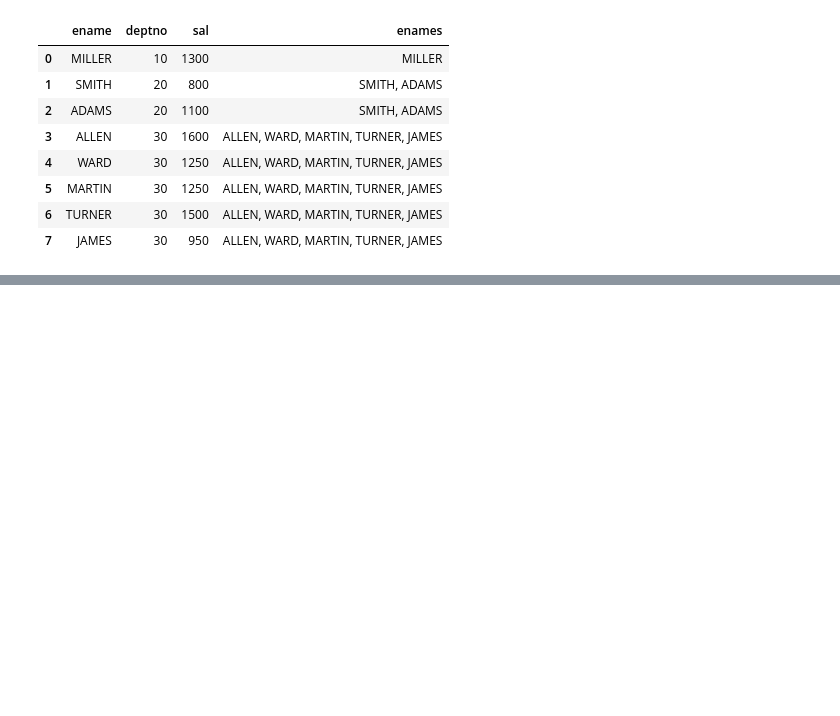
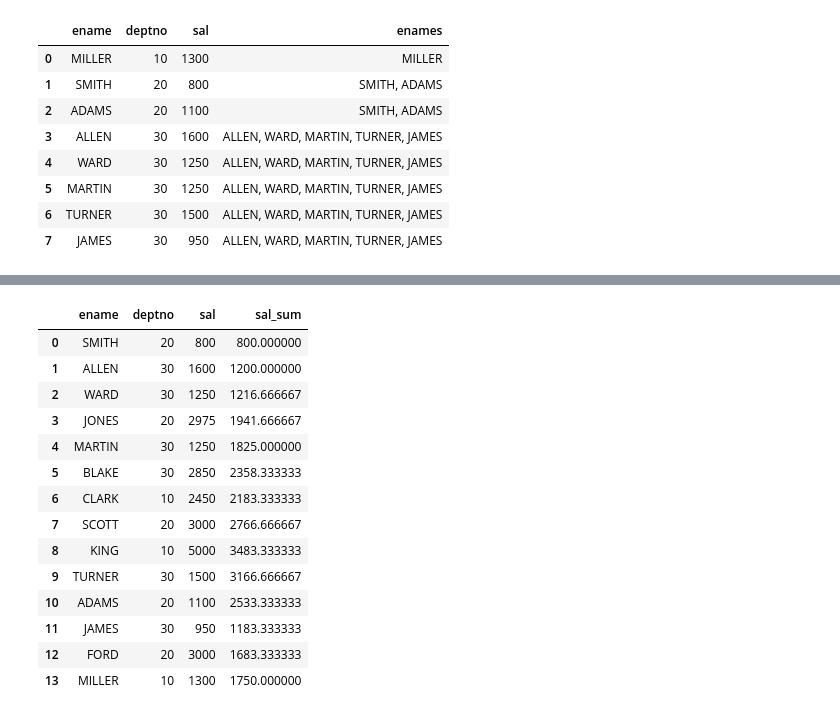
Before and after one commit to gbrs/sql_imitation_in_pandas, a Jupyter notebook: pandas_sql.ipynb, the cells around one changed output, grey strips where cells are left out. Saved outputs shown, nothing was run; the diff lists cells and outputs as text; code cells hidden in the pictures; blank space fills up the shorter version.

```diff
--- a/pandas_sql.ipynb
+++ b/pandas_sql.ipynb
@@ -894,0 +920,25 @@ sqldf(q)
+# %%
+'''Посчитать скользящее среднее ФОТ по 3 сотрудникам'''
+q = """
+SELECT
+    ename, deptno, sal,
+    AVG(sal) OVER (ROWS BETWEEN 2 PRECEDING AND CURRENT ROW) sal_sum
+FROM emp
+"""
+sqldf(q)
+# %% [output]
+|  | ename | deptno | sal | sal_sum |
+| 0 | SMITH | 20 | 800 | 800.000000 |
+| 1 | ALLEN | 30 | 1600 | 1200.000000 |
+| 2 | WARD | 30 | 1250 | 1216.666667 |
+| 3 | JONES | 20 | 2975 | 1941.666667 |
+| 4 | MARTIN | 30 | 1250 | 1825.000000 |
+| 5 | BLAKE | 30 | 2850 | 2358.333333 |
+| 6 | CLARK | 10 | 2450 | 2183.333333 |
+| 7 | SCOTT | 20 | 3000 | 2766.666667 |
+| 8 | KING | 10 | 5000 | 3483.333333 |
+| 9 | TURNER | 30 | 1500 | 3166.666667 |
+| 10 | ADAMS | 20 | 1100 | 2533.333333 |
+| 11 | JAMES | 30 | 950 | 1183.333333 |
+| 12 | FORD | 20 | 3000 | 1683.333333 |
+| 13 | MILLER | 10 | 1300 | 1750.000000 |
```
Also changed, not shown: parts of 1 cell of this notebook.
